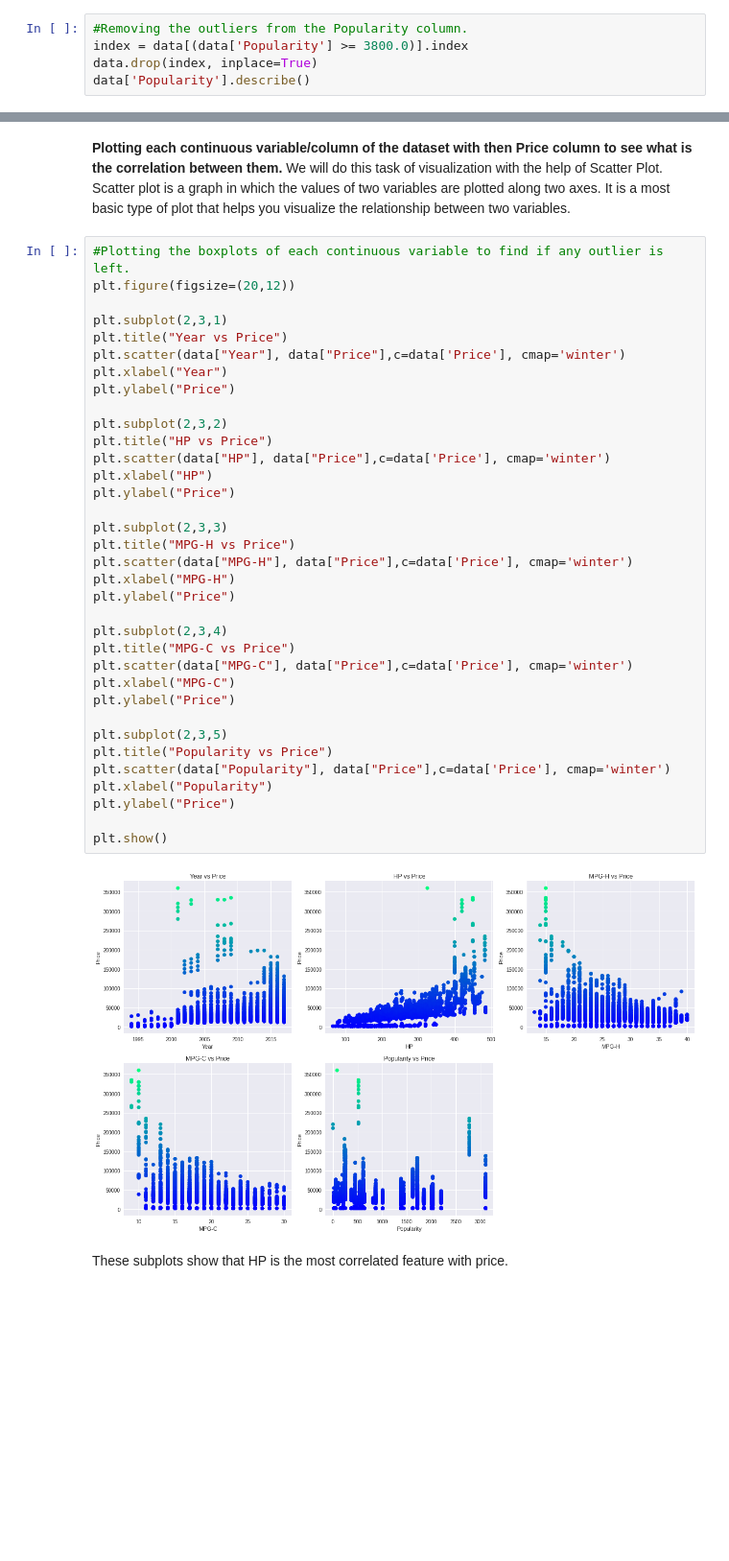
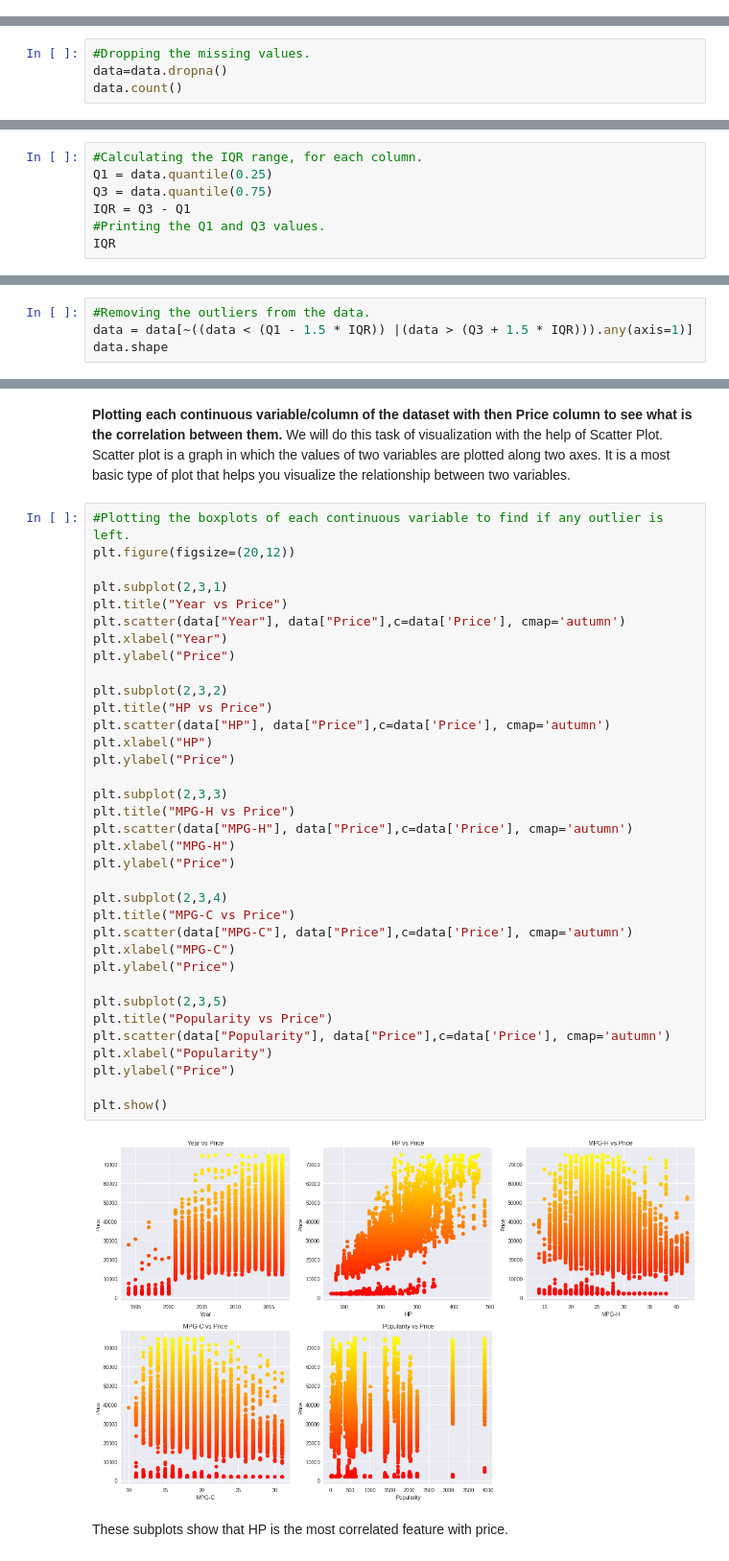
Before and after one commit to SanjulaMathur/Internship--Exploratory-Data-Analysis-on-Car-features-and-msrp-dataset., a Jupyter notebook: Exploratory_Data_Analysis_of_Car_Features.ipynb, the cells around one changed output, grey strips where cells are left out. Shown at 96% size. Drawn from its saved outputs; the diff is of its cells as text; blank space fills up the shorter version.

```diff
--- a/Exploratory_Data_Analysis_of_Car_Features.ipynb
+++ b/Exploratory_Data_Analysis_of_Car_Features.ipynb
@@ -419,5 +197,0 @@ data.shape
-# %%
-#Removing the outliers from the Popularity column.
-index = data[(data['Popularity'] >= 3800.0)].index
-data.drop(index, inplace=True)
-data['Popularity'].describe()
@@ -486,0 +201,4 @@ plt.plot()
+# %%
+#Dropping the missing values.
+data=data.dropna()
+data.count()
@@ -486,0 +297,7 @@ plt.plot()
+# %%
+#Calculating the IQR range, for each column.
+Q1 = data.quantile(0.25)
+Q3 = data.quantile(0.75)
+IQR = Q3 - Q1
+#Printing the Q1 and Q3 values.
+IQR
@@ -486,0 +313,4 @@ plt.plot()
+# %%
+#Removing the outliers from the data.
+data = data[~((data < (Q1 - 1.5 * IQR)) |(data > (Q3 + 1.5 * IQR))).any(axis=1)]
+data.shape
@@ -617,39 +438,39 @@ We will do this task of visualization with the help of Scatter Plot. Scatter plo
 #Plotting the boxplots of each continuous variable to find if any outlier is left.
 plt.figure(figsize=(20,12))
 
 plt.subplot(2,3,1)
 plt.title("Year vs Price")
-plt.scatter(data["Year"], data["Price"],c=data['Price'], cmap='winter')
+plt.scatter(data["Year"], data["Price"],c=data['Price'], cmap='autumn')
 plt.xlabel("Year")
 plt.ylabel("Price")
 
 plt.subplot(2,3,2)
 plt.title("HP vs Price")
-plt.scatter(data["HP"], data["Price"],c=data['Price'], cmap='winter')
+plt.scatter(data["HP"], data["Price"],c=data['Price'], cmap='autumn')
 plt.xlabel("HP")
 plt.ylabel("Price")
 
 plt.subplot(2,3,3)
 plt.title("MPG-H vs Price")
-plt.scatter(data["MPG-H"], data["Price"],c=data['Price'], cmap='winter')
+plt.scatter(data["MPG-H"], data["Price"],c=data['Price'], cmap='autumn')
 plt.xlabel("MPG-H")
 plt.ylabel("Price")
 
 plt.subplot(2,3,4)
 plt.title("MPG-C vs Price")
-plt.scatter(data["MPG-C"], data["Price"],c=data['Price'], cmap='winter')
+plt.scatter(data["MPG-C"], data["Price"],c=data['Price'], cmap='autumn')
 plt.xlabel("MPG-C")
 plt.ylabel("Price")
 
 plt.subplot(2,3,5)
 plt.title("Popularity vs Price")
-plt.scatter(data["Popularity"], data["Price"],c=data['Price'], cmap='winter')
+plt.scatter(data["Popularity"], data["Price"],c=data['Price'], cmap='autumn')
 plt.xlabel("Popularity")
 plt.ylabel("Price")
 
 plt.show()
 # %% [output]
-[figure, old version]
+[figure, new version]
 # %% [markdown]
 These subplots show that HP is the most correlated feature with price.
 # %%
```
Also changed, not shown: parts of 164 cells of this notebook.
